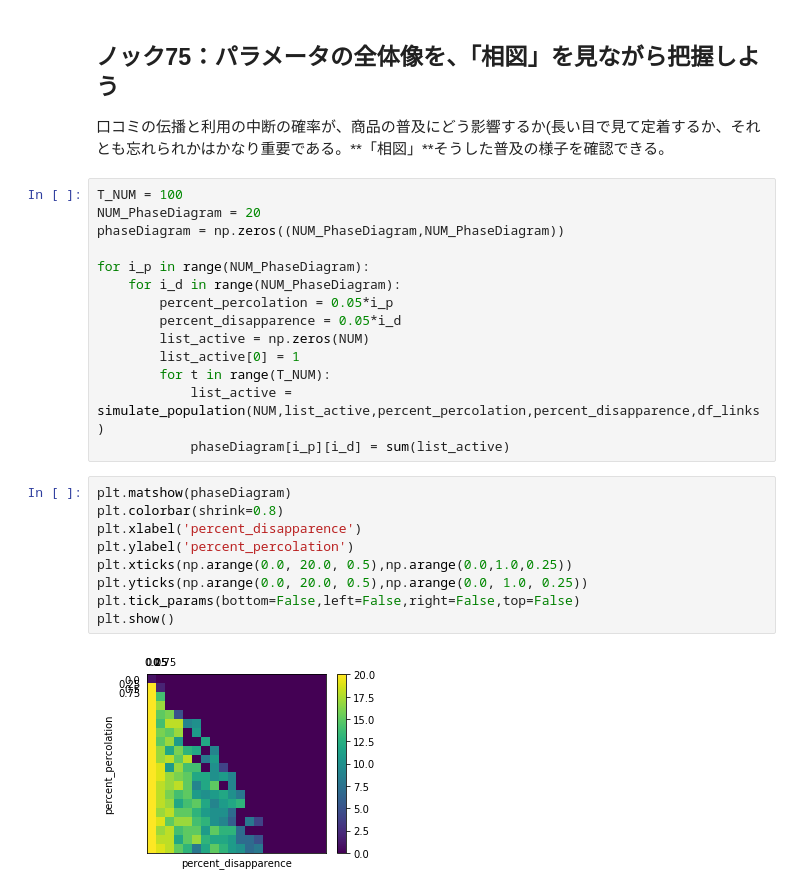
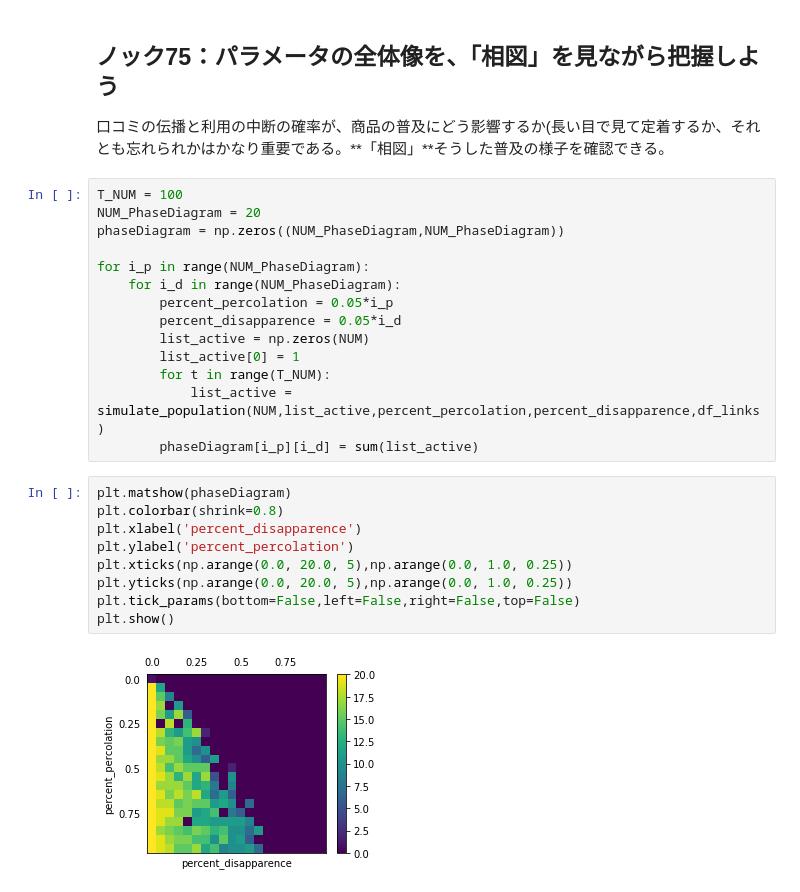
Before and after one commit to Akiyoshi999/Python_Practical-data-analysis_100-knocks, a Jupyter notebook: 8章/数値シュミレーションで消費者行動を予測する10本ノック.ipynb, the cells around one changed output. Cells and saved outputs as stored; diff of their text form.

```diff
--- a/8章/数値シュミレーションで消費者行動を予測する10本ノック.ipynb
+++ b/8章/数値シュミレーションで消費者行動を予測する10本ノック.ipynb
@@ -207,15 +207,15 @@ for i_p in range(NUM_PhaseDiagram):
         list_active[0] = 1
         for t in range(T_NUM):
             list_active = simulate_population(NUM,list_active,percent_percolation,percent_disapparence,df_links)
-            phaseDiagram[i_p][i_d] = sum(list_active)
+        phaseDiagram[i_p][i_d] = sum(list_active)
 # %%
 plt.matshow(phaseDiagram)
 plt.colorbar(shrink=0.8)
 plt.xlabel('percent_disapparence')
 plt.ylabel('percent_percolation')
-plt.xticks(np.arange(0.0, 20.0, 0.5),np.arange(0.0,1.0,0.25))
-plt.yticks(np.arange(0.0, 20.0, 0.5),np.arange(0.0, 1.0, 0.25))
+plt.xticks(np.arange(0.0, 20.0, 5),np.arange(0.0, 1.0, 0.25))
+plt.yticks(np.arange(0.0, 20.0, 5),np.arange(0.0, 1.0, 0.25))
 plt.tick_params(bottom=False,left=False,right=False,top=False)
 plt.show()
 # %% [output]
-[figure, old version]
+[figure, new version]
```
Also changed, not shown: parts of 20 cells of this notebook.
